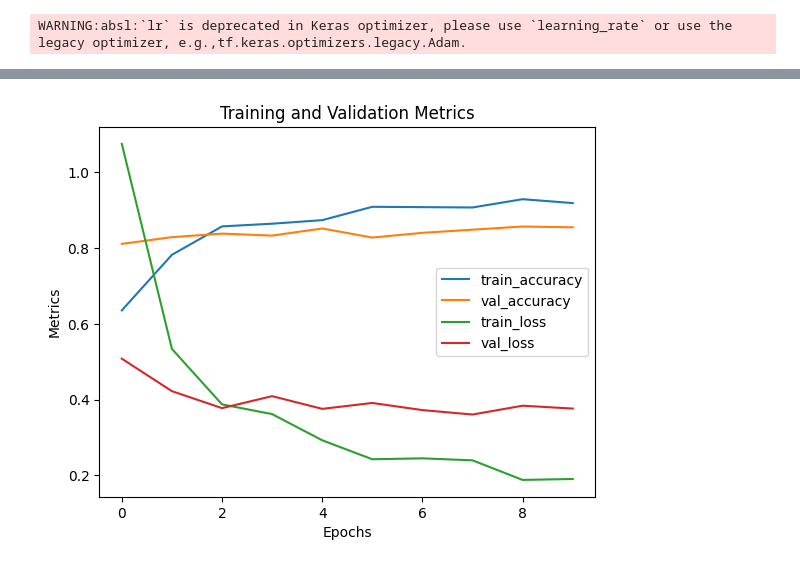
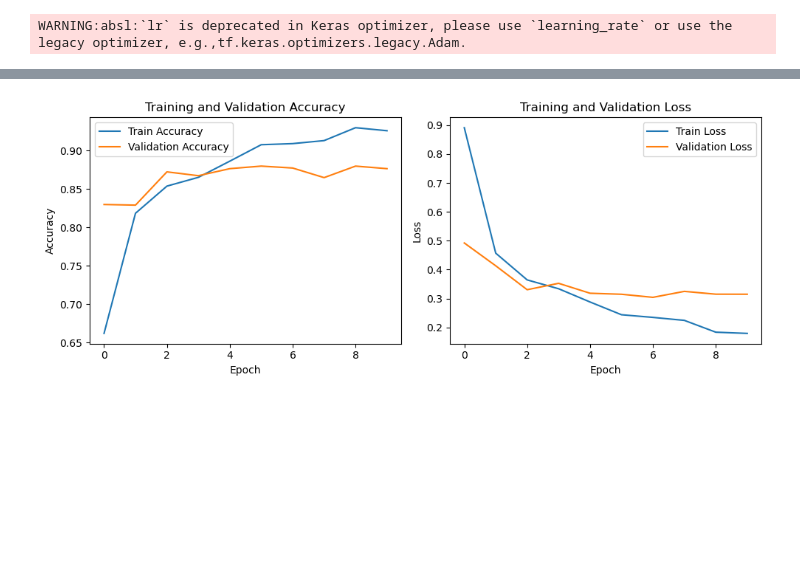
Before and after one commit to Sumukh-Bharadvaja/Gastro-Intestinal-Disease-Prediction-Using-Deep-Learning, a Jupyter notebook: Mobilenet.ipynb, the cells around one changed output, grey strips where cells are left out. Drawn from its saved outputs; the diff is of its cells as text; code cells hidden in the pictures; blank space fills up the shorter version.

```diff
--- a/Mobilenet.ipynb
+++ b/Mobilenet.ipynb
@@ -87,7 +57,7 @@ ulcerative_colitis=class_images['ulcerative-colitis']
 # %%
 np.random.seed(150) # Random seed to control the randomness of generated values
 data = np.array(dyed_lifted_polyps + dyed_resection_margins + esophagitis + normal_cecum  + normal_pylorus + normal_z_line + polyps + ulcerative_colitis)  # Combining the list of images
-labels = np.array([0]*400 + [1]*400 +[2]*400 +[3]*400 +[4]*400 +[5]*400 +[6]*400 +[7]*400) # creating class labels for the image classes
+labels = np.array([0]*500 + [1]*500 +[2]*500 +[3]*500 +[4]*500 +[5]*500 +[6]*500 +[7]*500) # creating class labels for the image classes
 length = data.shape[0] # length of the data
 
 # Shuffling the data and labels
@@ -124,3 +71,3 @@ array([7, 5, 3, 6, 4, 5, 0, 2, 4, 5, 6, 1, 5, 0, 3, 3, 4, 0, 7, 2, 4, 3,
 # %%
-y_train_one = to_categorical(y_train)
-y_test_one=to_categorical(y_test)
+y_train= to_categorical(y_train, num_classes=8)
+y_test = to_categorical(y_test, num_classes=8)
@@ -137,5 +84,5 @@ array([[0., 0., 0., ..., 0., 0., 1.],
 # %%
-base_model = MobileNet(weights='imagenet', include_top=False, input_shape=(150, 150, 3))
+base_model = MobileNet(weights='imagenet', include_top=False, input_shape=(224, 224, 3))
 
 # Freeze the layers in the base model
 for layer in base_model.layers:
@@ -182,9 +125,9 @@ model_mobileNet.compile(optimizer=Adam(lr=1e-5),
 # %% [output]
 WARNING:absl:`lr` is deprecated in Keras optimizer, please use `learning_rate` or use the legacy optimizer, e.g.,tf.keras.optimizers.legacy.Adam.
 # %%
-history_mobileNet = model_mobileNet.fit(X_train, y_train_one,
+history_mobileNet = model_mobileNet.fit(X_train, y_train,
                                         batch_size=32,
                                         epochs=10,  # Adjust number of epochs as necessary
-                                        validation_data=(X_test, y_test_one))
+                                        validation_data=(X_test, y_test))
 # %% [output]
 Epoch 1/10
@@ -216,15 +163,28 @@ Test Accuracy: 0.8552083373069763
 # %%
-plt.plot(history_mobileNet.history['accuracy'], label='train_accuracy')
-plt.plot(history_mobileNet.history['val_accuracy'], label='val_accuracy')
-plt.plot(history_mobileNet.history['loss'], label='train_loss')
-plt.plot(history_mobileNet.history['val_loss'], label='val_loss')
-plt.xlabel('Epochs')
-plt.ylabel('Metrics')
-plt.title('Training and Validation Metrics')
+plt.figure(figsize=(10, 4))
+
+# Plot training and validation accuracy
+plt.subplot(1, 2, 1)
+plt.plot(history_mobileNet.history['accuracy'], label='Train Accuracy')
+plt.plot(history_mobileNet.history['val_accuracy'], label='Validation Accuracy')
+plt.title('Training and Validation Accuracy')
+plt.xlabel('Epoch')
+plt.ylabel('Accuracy')
 plt.legend()
+
+# Plot training and validation loss
+plt.subplot(1, 2, 2)
+plt.plot(history_mobileNet.history['loss'], label='Train Loss')
+plt.plot(history_mobileNet.history['val_loss'], label='Validation Loss')
+plt.title('Training and Validation Loss')
+plt.xlabel('Epoch')
+plt.ylabel('Loss')
+plt.legend()
+
+plt.tight_layout()
 plt.show()
 # %% [output]
-[figure, old version]
+[figure, new version]
 # %%
 y_pred_proba_mobileNet = model_mobileNet.predict(X_test)
 y_pred_mobileNet = np.argmax(y_pred_proba_mobileNet, axis=1)
```
Also changed, not shown: parts of 21 cells of this notebook.
